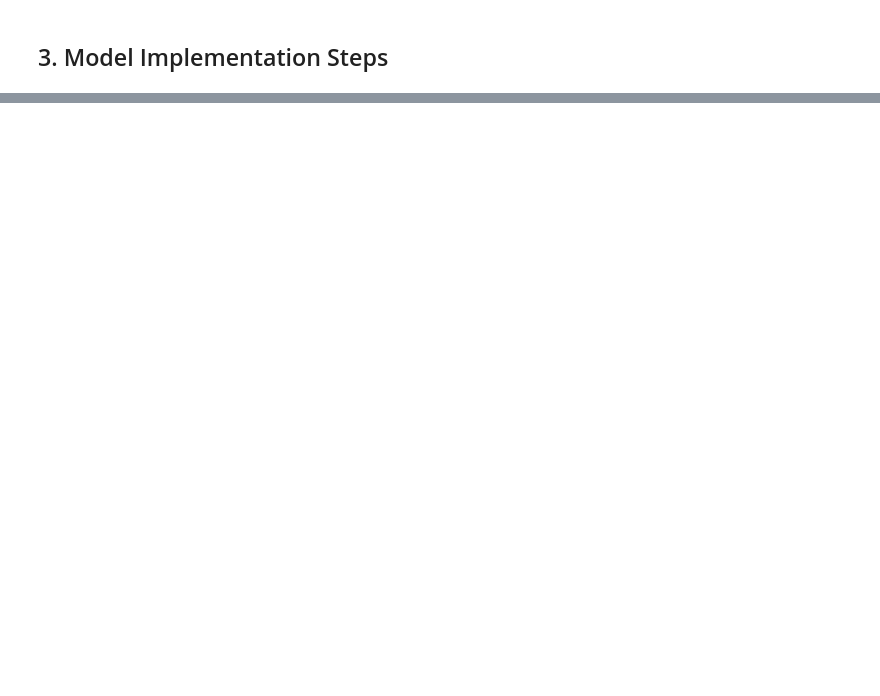
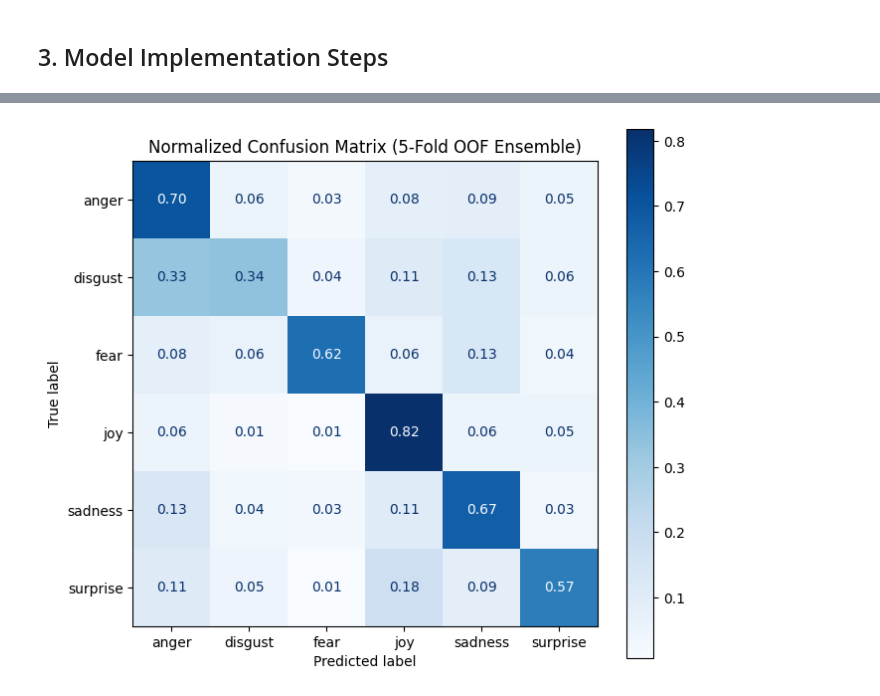
Before and after one commit to chenbrian920802/DM2026-Lab2-Exercise, a Jupyter notebook: DM2026-Lab2-Homework.ipynb, the cells around one changed output, grey strips where cells are left out. Cells and saved outputs as stored; diff of their text form; code cells hidden in the pictures; blank space fills up the shorter version.

```diff
--- a/DM2026-Lab2-Homework.ipynb
+++ b/DM2026-Lab2-Homework.ipynb
@@ -145,0 +366,16 @@ Markdown Syntax to Add Image: `![Description of the Image](./your_local_folder/n
+# %%
+### Add the code related to the feature engineering steps in cells inside this section
+from transformers import AutoTokenizer
+
+MODEL_NAME = "SamLowe/roberta-base-go_emotions"
+
+labels = sorted(train_df["label"].unique())
+label2id = {l: i for i, l in enumerate(labels)}
+id2label = {i: l for l, i in label2id.items()}
+
+tokenizer = AutoTokenizer.from_pretrained(MODEL_NAME)
+lens = [len(tokenizer(t)["input_ids"]) for t in train_df["text"]]
+print(pd.Series(lens).describe(percentiles=[.9, .95, .99]))
+print("Truncated by max_length=128:", (pd.Series(lens) > 128).sum(), "posts")
+print("Tokenize example '@user 😂 sooo happyyy':", tokenizer.tokenize("@user 😂 sooo happyyy"))
+print("Tokenize example 2 '@<username> @<username> @<username> 😂😂😂😂😂. You are scared and cursed.':", tokenizer.tokenize("@<username> @<username> @<username> 😂😂😂😂😂. You are scared and cursed."))
@@ -149,0 +565,22 @@ Markdown Syntax to Add Image: `![Description of the Image](./your_local_folder/n
+# %%
+#PLot
+import matplotlib.pyplot as plt
+from sklearn.metrics import ConfusionMatrixDisplay
+
+fig, ax = plt.subplots(figsize=(7, 6))
+ConfusionMatrixDisplay.from_predictions(
+    y_all,
+    oof_ens.argmax(1),
+    display_labels=labels,
+    normalize="true",
+    values_format=".2f",
+    cmap="Blues",
+    ax=ax
+)
+plt.title("Normalized Confusion Matrix (5-Fold OOF Ensemble)")
+plt.tight_layout()
+
+plt.savefig("./pics/confusion_matrix.png", dpi=150)
+plt.show()
+# %% [output]
+[figure, added]
```
Also changed, not shown: parts of 14 cells of this notebook, 2 other files.
